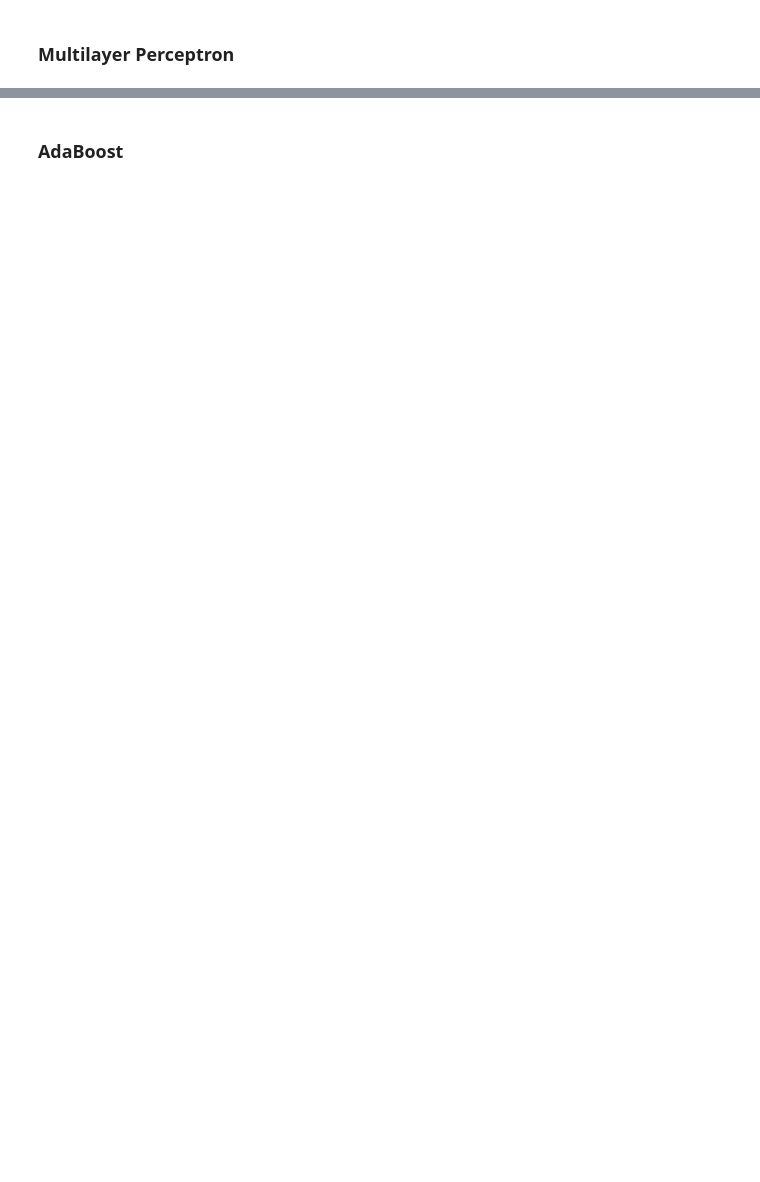
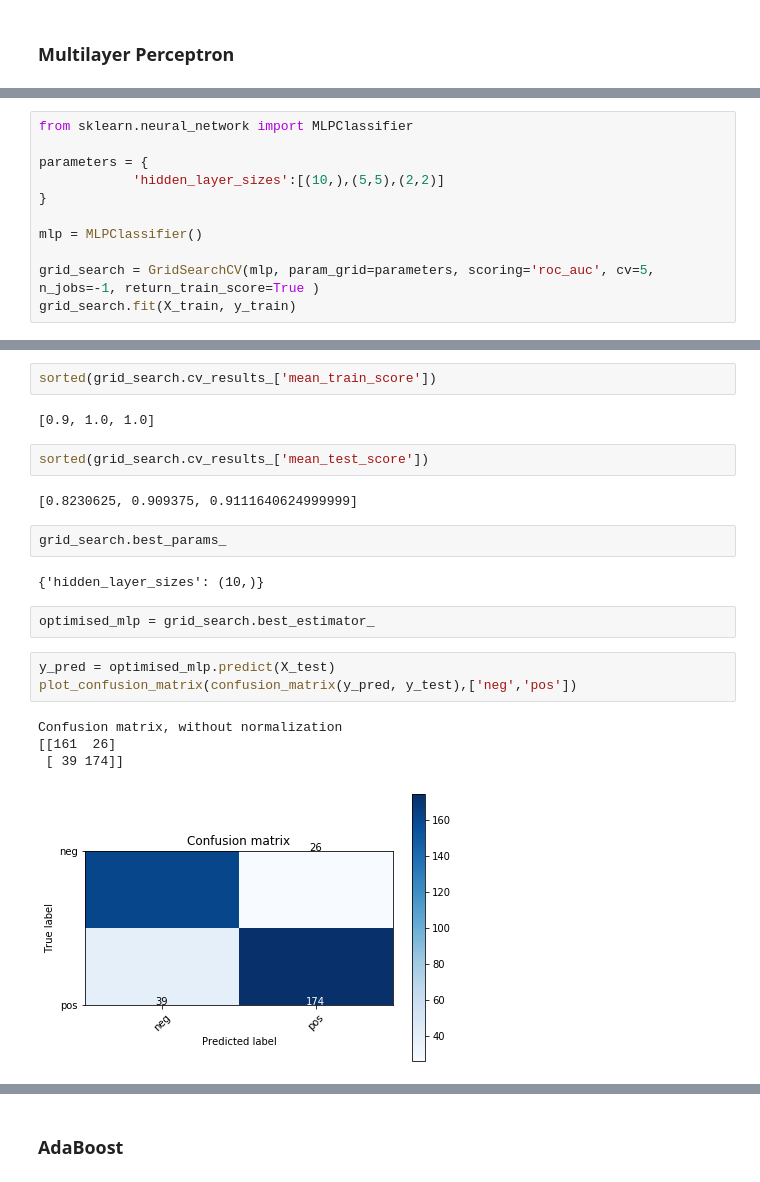
Before and after one commit to fpaterson/Acamica-Data-Science, a Jupyter notebook: Entregas/5° entrega/recursos_proyecto_5.ipynb, the cells around one changed output, grey strips where cells are left out. Drawn from its saved outputs; the diff is of its cells as text; blank space fills up the shorter version.

```diff
--- a/Entregas/5° entrega/recursos_proyecto_5.ipynb
+++ b/Entregas/5° entrega/recursos_proyecto_5.ipynb
@@ -350,0 +371,11 @@ El `param_grid` debe recorrer estos valores: `{'hidden_layer_sizes': [(10,),(5,5
+# %%
+from sklearn.neural_network import MLPClassifier
+
+parameters = {
+            'hidden_layer_sizes':[(10,),(5,5),(2,2)]
+}
+
+mlp = MLPClassifier()
+
+grid_search = GridSearchCV(mlp, param_grid=parameters, scoring='roc_auc', cv=5, n_jobs=-1, return_train_score=True )
+grid_search.fit(X_train, y_train)
@@ -350,0 +401,22 @@ El `param_grid` debe recorrer estos valores: `{'hidden_layer_sizes': [(10,),(5,5
+# %%
+sorted(grid_search.cv_results_['mean_train_score'])
+# %% [output]
+[0.9, 1.0, 1.0]
+# %%
+sorted(grid_search.cv_results_['mean_test_score'])
+# %% [output]
+[0.8230625, 0.909375, 0.9111640624999999]
+# %%
+grid_search.best_params_
+# %% [output]
+{'hidden_layer_sizes': (10,)}
+# %%
+optimised_mlp = grid_search.best_estimator_
+# %%
+y_pred = optimised_mlp.predict(X_test)
+plot_confusion_matrix(confusion_matrix(y_pred, y_test),['neg','pos'])
+# %% [output]
+Confusion matrix, without normalization
+[[161  26]
+ [ 39 174]]
+[figure, added]
```
Also changed, not shown: parts of 13 cells of this notebook.
